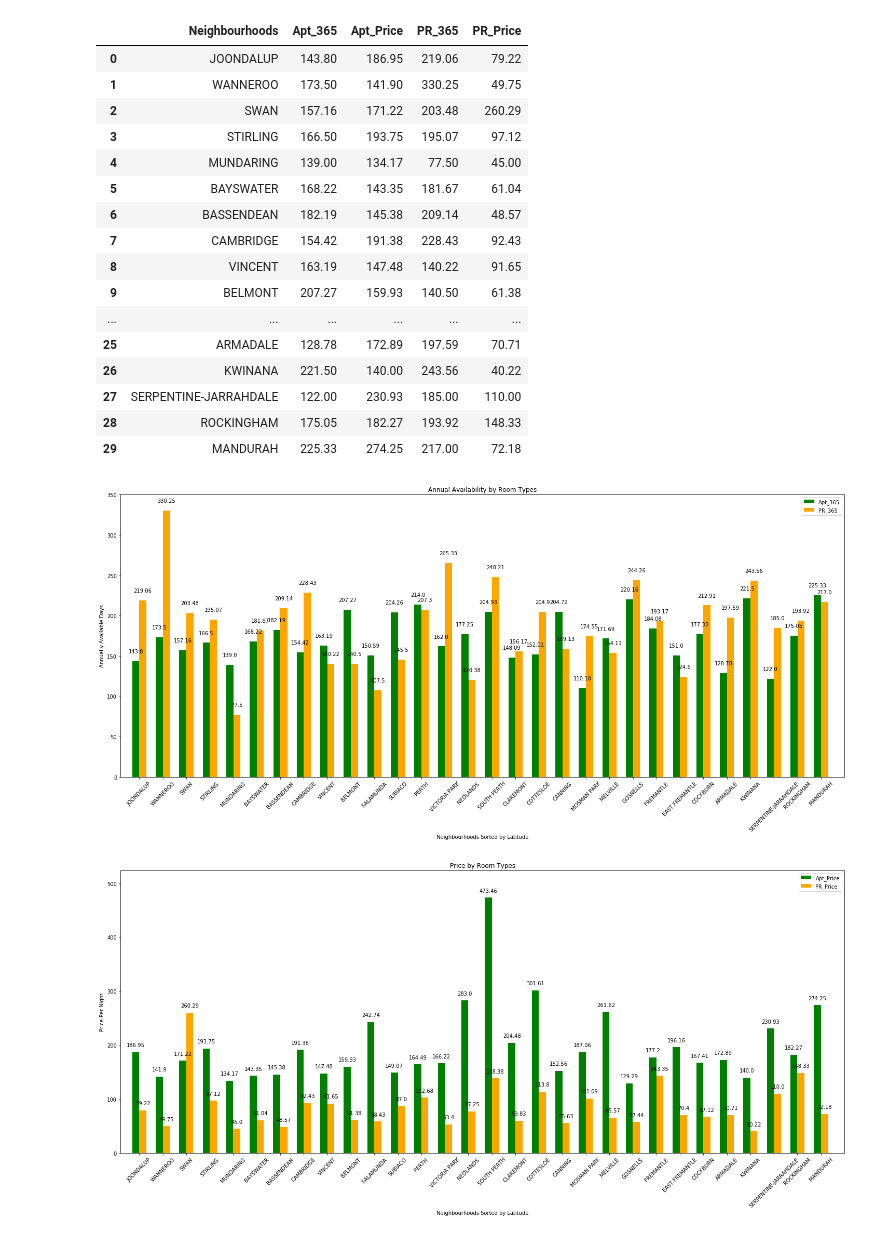
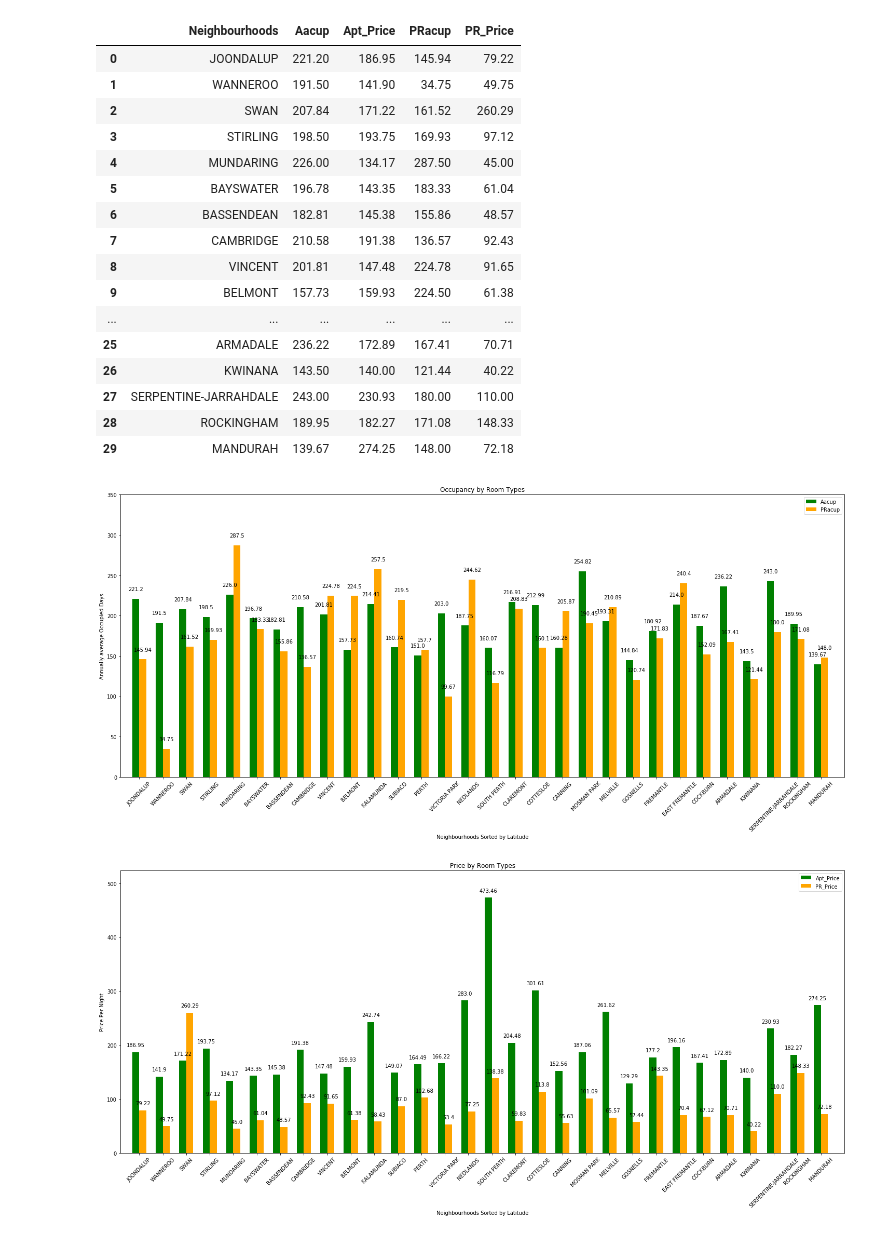
Before and after one commit to nickjaycarr88/project1_airbnb, a Jupyter notebook: new.ipynb, the cells around one changed output. Saved outputs shown, nothing was run; the diff lists cells and outputs as text; code cells hidden in the pictures.

```diff
--- a/new.ipynb
+++ b/new.ipynb
@@ -9,7 +9,7 @@ from scipy.stats import linregress
 
 gmaps.configure(api_key=gkey)
 # %%
-file=pd.read_csv('listings.csv')
+file=pd.read_csv('InputData/listings.csv')
 file=file.drop(['neighbourhood_group','license','number_of_reviews_ltm','calculated_host_listings_count',
                 'host_name','name','host_id','reviews_per_month'],axis=1)
 cleaned_data=file.loc[(file['latitude']>= -32.5468)&
@@ -18,6 +18,7 @@ cleaned_data=file.loc[(file['latitude']>= -32.5468)&
                       (file['minimum_nights']<=15)]
 
 cleaned_data=cleaned_data.dropna(how='any').sort_values('latitude',ascending=False)
+cleaned_data['Occupancy']=365-cleaned_data['availability_365']
 cleaned_data=cleaned_data[(cleaned_data['room_type']=='Entire home/apt')|((cleaned_data['room_type']=='Private room'))]
 cleaned_data.drop(cleaned_data[(cleaned_data['neighbourhood']=='PEPPERMINT GROVE')|
                                (cleaned_data['neighbourhood']=='MURRAY')].index, inplace = True)
@@ -40,65 +41,65 @@ cleaned_data
 neighbourhoods=cleaned_data[cleaned_data['room_type']=='Entire home/apt']['neighbourhood'].unique()
 
 listAP=[]
-listap365=[]
-listpr365=[]
-listprp=[]
+listAacup=[]
+listPRacup=[]
+listPRp=[]
 for neighbourhood in neighbourhoods:
     listAP.append(round(cleaned_data.loc[(cleaned_data['room_type']=='Entire home/apt')&(cleaned_data['neighbourhood']==neighbourhood)]['price'].mean(),2))
-    listap365.append(round(cleaned_data.loc[(cleaned_data['room_type']=='Entire home/apt')&(cleaned_data['neighbourhood']==neighbourhood)]['availability_365'].mean(),2))
-    listpr365.append(round(cleaned_data.loc[(cleaned_data['room_type']=='Private room')&(cleaned_data['neighbourhood']==neighbourhood)]['availability_365'].mean(),2))
-    listprp.append(round(cleaned_data.loc[(cleaned_data['room_type']=='Private room')&(cleaned_data['neighbourhood']==neighbourhood)]['price'].mean(),2))
+    listAacup.append(round(cleaned_data.loc[(cleaned_data['room_type']=='Entire home/apt')&(cleaned_data['neighbourhood']==neighbourhood)]['Occupancy'].mean(),2))
+    listPRacup.append(round(cleaned_data.loc[(cleaned_data['room_type']=='Private room')&(cleaned_data['neighbourhood']==neighbourhood)]['Occupancy'].mean(),2))
+    listPRp.append(round(cleaned_data.loc[(cleaned_data['room_type']=='Private room')&(cleaned_data['neighbourhood']==neighbourhood)]['price'].mean(),2))
 
 
 final_df=pd.DataFrame({'Neighbourhoods':neighbourhoods,
-                               'Apt_365':listap365,
+                               'Aacup':listAacup,
                                'Apt_Price':listAP,
-                               'PR_365':listpr365,
-                               'PR_Price':listprp})
+                               'PRacup':listPRacup,
+                               'PR_Price':listPRp})
 final_df
 # %% [output]
-|  | Neighbourhoods | Apt_365 | Apt_Price | PR_365 | PR_Price |
-| 0 | JOONDALUP | 143.80 | 186.95 | 219.06 | 79.22 |
-| 1 | WANNEROO | 173.50 | 141.90 | 330.25 | 49.75 |
-| 2 | SWAN | 157.16 | 171.22 | 203.48 | 260.29 |
-| 3 | STIRLING | 166.50 | 193.75 | 195.07 | 97.12 |
-| 4 | MUNDARING | 139.00 | 134.17 | 77.50 | 45.00 |
-| 5 | BAYSWATER | 168.22 | 143.35 | 181.67 | 61.04 |
-| 6 | BASSENDEAN | 182.19 | 145.38 | 209.14 | 48.57 |
-| 7 | CAMBRIDGE | 154.42 | 191.38 | 228.43 | 92.43 |
-| 8 | VINCENT | 163.19 | 147.48 | 140.22 | 91.65 |
-| 9 | BELMONT | 207.27 | 159.93 | 140.50 | 61.38 |
+|  | Neighbourhoods | Aacup | Apt_Price | PRacup | PR_Price |
+| 0 | JOONDALUP | 221.20 | 186.95 | 145.94 | 79.22 |
+| 1 | WANNEROO | 191.50 | 141.90 | 34.75 | 49.75 |
+| 2 | SWAN | 207.84 | 171.22 | 161.52 | 260.29 |
+| 3 | STIRLING | 198.50 | 193.75 | 169.93 | 97.12 |
+| 4 | MUNDARING | 226.00 | 134.17 | 287.50 | 45.00 |
+| 5 | BAYSWATER | 196.78 | 143.35 | 183.33 | 61.04 |
+| 6 | BASSENDEAN | 182.81 | 145.38 | 155.86 | 48.57 |
+| 7 | CAMBRIDGE | 210.58 | 191.38 | 136.57 | 92.43 |
+| 8 | VINCENT | 201.81 | 147.48 | 224.78 | 91.65 |
+| 9 | BELMONT | 157.73 | 159.93 | 224.50 | 61.38 |
 | ... | ... | ... | ... | ... | ... |
-| 25 | ARMADALE | 128.78 | 172.89 | 197.59 | 70.71 |
-| 26 | KWINANA | 221.50 | 140.00 | 243.56 | 40.22 |
-| 27 | SERPENTINE-JARRAHDALE | 122.00 | 230.93 | 185.00 | 110.00 |
-| 28 | ROCKINGHAM | 175.05 | 182.27 | 193.92 | 148.33 |
-| 29 | MANDURAH | 225.33 | 274.25 | 217.00 | 72.18 |
+| 25 | ARMADALE | 236.22 | 172.89 | 167.41 | 70.71 |
+| 26 | KWINANA | 143.50 | 140.00 | 121.44 | 40.22 |
+| 27 | SERPENTINE-JARRAHDALE | 243.00 | 230.93 | 180.00 | 110.00 |
+| 28 | ROCKINGHAM | 189.95 | 182.27 | 171.08 | 148.33 |
+| 29 | MANDURAH | 139.67 | 274.25 | 148.00 | 72.18 |
 # %%
 x_ticks=final_df['Neighbourhoods']
 x_axis=np.arange(len(x_ticks))
-xvalue=final_df['Apt_365']
-x1value=final_df['PR_365']
+xvalue=final_df['Aacup']
+x1value=final_df['PRacup']
 plt.figure(figsize=(25, 10))
 plt.bar(x_axis-0.15,xvalue,facecolor='green',align='center',width=0.3,)
 plt.bar(x_axis+0.15,x1value,facecolor='orange',align='center',width=0.3)
-for x,y in enumerate(final_df['Apt_365']):
+for x,y in enumerate(final_df['Aacup']):
     plt.text(x-0.15,y+10,'%s'%y,ha='center')
-for x,y in enumerate(final_df['PR_365']):
+for x,y in enumerate(final_df['PRacup']):
     plt.text(x+0.15,y+10,'%s'%y,ha='center')
 
 
 tick_locations = [value for value in x_axis]
-labels=['Apt_365','PR_365']
+labels=['Aacup','PRacup']
 plt.xticks(tick_locations,x_ticks,rotation=45)
-plt.title('Annual Availability by Room Types')
+plt.title('Occupancy by Room Types')
 plt.xlabel('Neighbourhoods Sorted by Latitude')
-plt.ylabel('Annually Available Days')
+plt.ylabel('Annually average Occupied Days')
 plt.xlim(-0.8,30)
 plt.ylim(0,350)
 plt.legend(labels);
 # %% [output]
-[figure, old version]
+[figure, new version]
 # %%
 x_ticks=final_df['Neighbourhoods']
 x_axis=np.arange(len(x_ticks))
```
Also changed, not shown: parts of 10 cells of this notebook, 1 other file.
